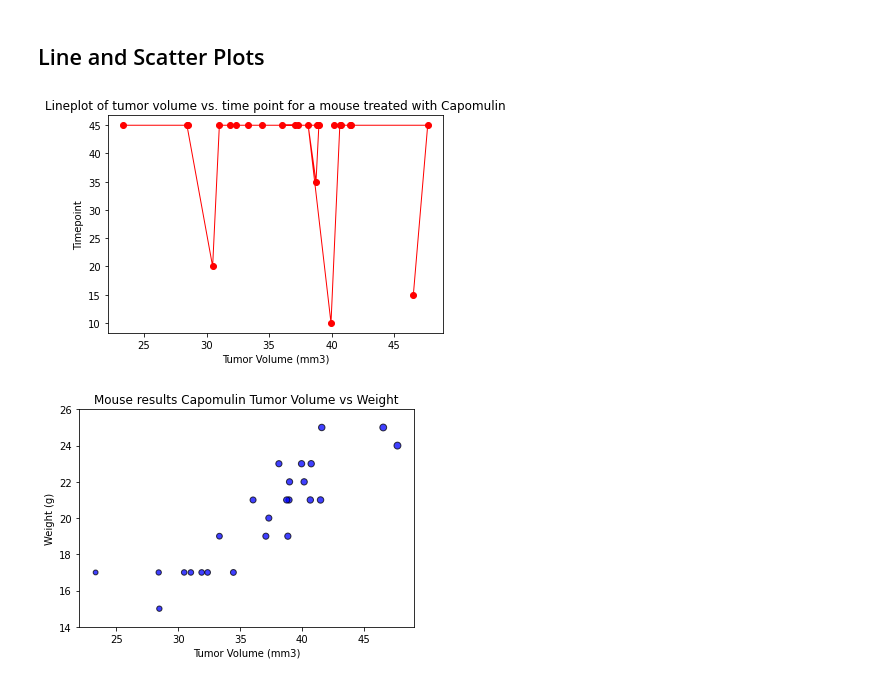
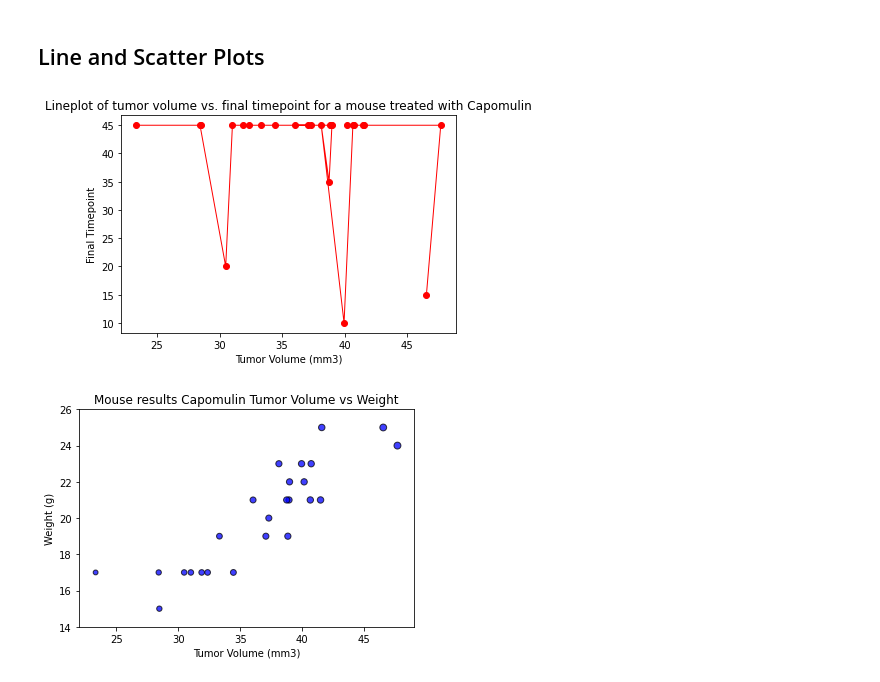
Before and after one commit to antoinetteboyle/matplotlib-challenge, a Jupyter notebook: Pymaceuticals/pymaceuticals_starter.ipynb, the cells around one changed output. Cells and saved outputs as stored; diff of their text form; code cells hidden in the pictures.

```diff
--- a/Pymaceuticals/pymaceuticals_starter.ipynb
+++ b/Pymaceuticals/pymaceuticals_starter.ipynb
@@ -67,8 +67,8 @@ merge_data[['Mouse ID','Timepoint']].duplicated().sum()
 5
 # %%
 # Optional: Get all the data for the duplicate mouse ID.
-duplicates = merge_data.loc[merge_data[['Mouse ID','Timepoint']].duplicated(),:]
-print(duplicates)
+duplicatemouse = merge_data.loc[merge_data[['Mouse ID','Timepoint']].duplicated(),:]
+print(duplicatemouse)
 # %% [output]
     Mouse ID Drug Regimen     Sex  Age_months  Weight (g)  Timepoint  \
 909     g989     Propriva  Female          21          26          0
@@ -84,7 +84,7 @@ print(duplicates)
 915           53.442020                 0
 917           54.657650                 1
 # %%
-dup2 = duplicates.iloc[1,0]
+dup2 = duplicatemouse.iloc[1,0]
 print(dup2)
 # %% [output]
 g989
@@ -241,0 +276,3 @@ plt.show()
+# %%
+lasttime = clean_df.drop_duplicates(keep='last',subset='Mouse ID')
+lasttime
@@ -398,12 +451,12 @@ xv = Capomulin['Tumor Volume (mm3)']
 xt = Capomulin['Timepoint']
 # %%
 plt.plot(xv, xt, marker="o", color="red", linewidth=1)
-plt.title('Lineplot of tumor volume vs. time point for a mouse treated with Capomulin')
+plt.title('Lineplot of tumor volume vs. final timepoint for a mouse treated with Capomulin')
 plt.xlabel("Tumor Volume (mm3)")
-plt.ylabel("Timepoint")
+plt.ylabel("Final Timepoint")
 plt.show()
 # %% [output]
-[figure, old version]
+[figure, new version]
 # %%
 # Generate a scatter plot of average tumor volume vs. mouse weight for the Capomulin regimen
 xv = Capomulin['Tumor Volume (mm3)']
```
Also changed, not shown: parts of 13 cells of this notebook.
